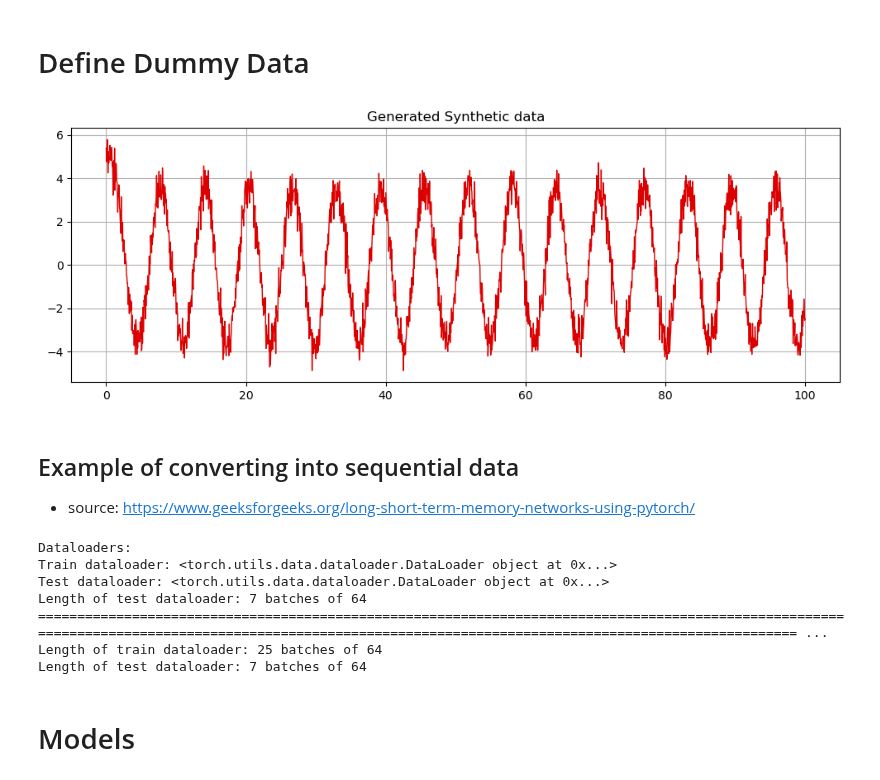
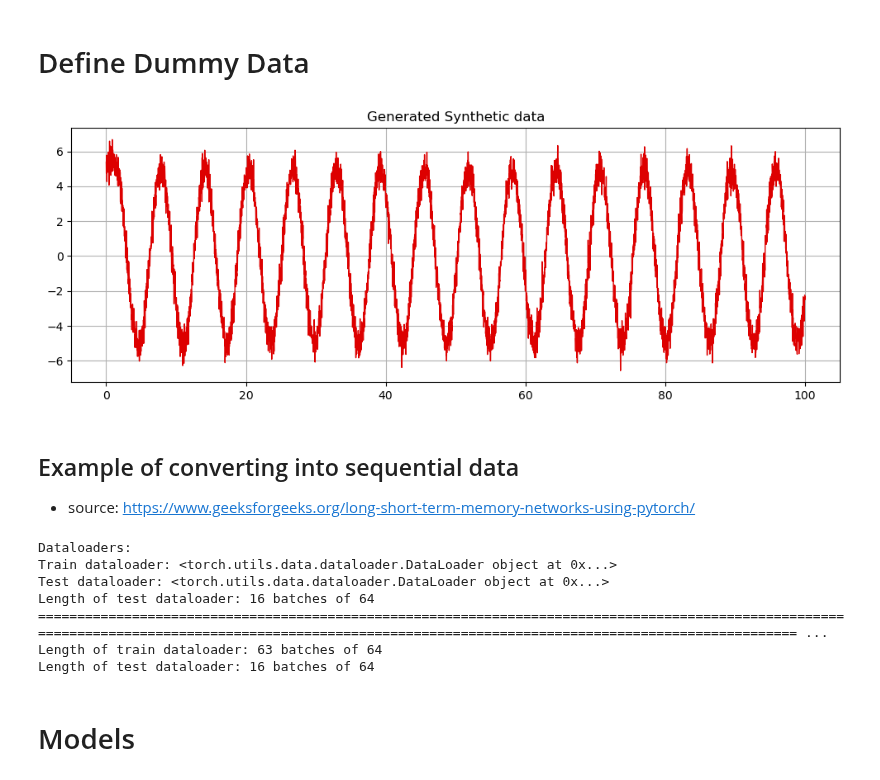
Before and after one commit to Ariestootl/machine_learning, a Jupyter notebook: deep_learning/PyTorch/RNN/CNN-LSTM.ipynb, the cells around one changed output. Drawn from its saved outputs; the diff is of its cells as text; code cells hidden in the pictures.

```diff
--- a/deep_learning/PyTorch/RNN/CNN-LSTM.ipynb
+++ b/deep_learning/PyTorch/RNN/CNN-LSTM.ipynb
@@ -569,17 +569,17 @@ class Lion(torch.optim.Optimizer):
 # %%
 np.random.seed(0)
 torch.manual_seed(0)
-
-t = np.linspace(0, 100, 2000)
-data = 3.6 * np.sin(t) + 0.5 * np.random.randn(2000) + 4.5 * np.cos(t)*np.exp(-0.5*t)
+N = 5000
+t = np.linspace(0, 100, N)
+data = 5 * np.sin(t) + 0.5 * np.random.randn(N) + 4.5 * np.cos(t)*np.exp(-0.5*t)
 
 plt.figure(figsize=(12, 4))
 plt.title("Generated Synthetic data")
 plt.plot(t, data, linewidth=1.0, color="#DD0000")
 plt.grid(True)
 plt.show()
 # %% [output]
-[figure, old version]
+[figure, new version]
 # %% [markdown]
 ## Example of converting into sequential data
 
@@ -622,10 +622,10 @@ print(f"Length of test dataloader: {len(test_dataloader)} batches of {test_datal
 Dataloaders:
 Train dataloader: <torch.utils.data.dataloader.DataLoader object at 0x...>
 Test dataloader: <torch.utils.data.dataloader.DataLoader object at 0x...>
-Length of test dataloader: 7 batches of 64
+Length of test dataloader: 16 batches of 64
 ======================================================================================================================================================================================================== ...
-Length of train dataloader: 25 batches of 64
-Length of test dataloader: 7 batches of 64
+Length of train dataloader: 63 batches of 64
+Length of test dataloader: 16 batches of 64
 # %% [markdown]
 # Models
 # %% [markdown]
```
Also changed, not shown: parts of 6 cells of this notebook.
